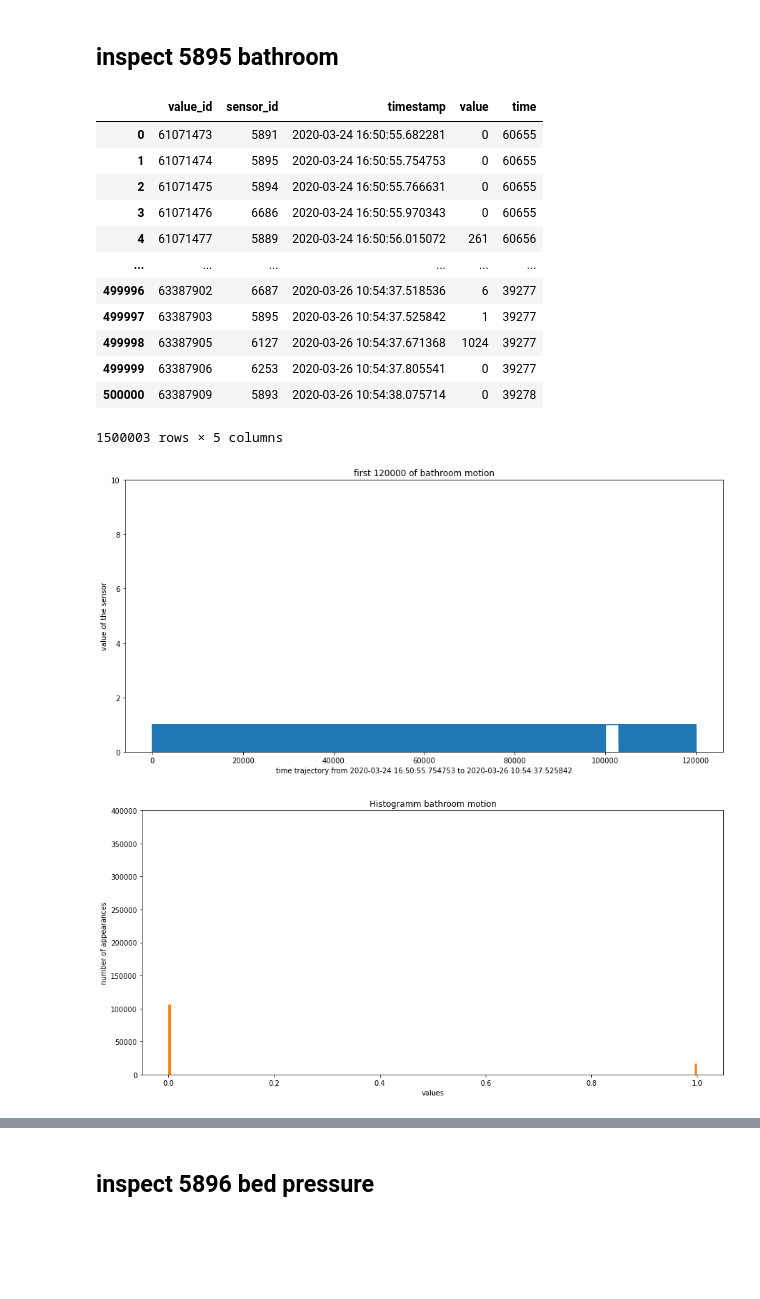
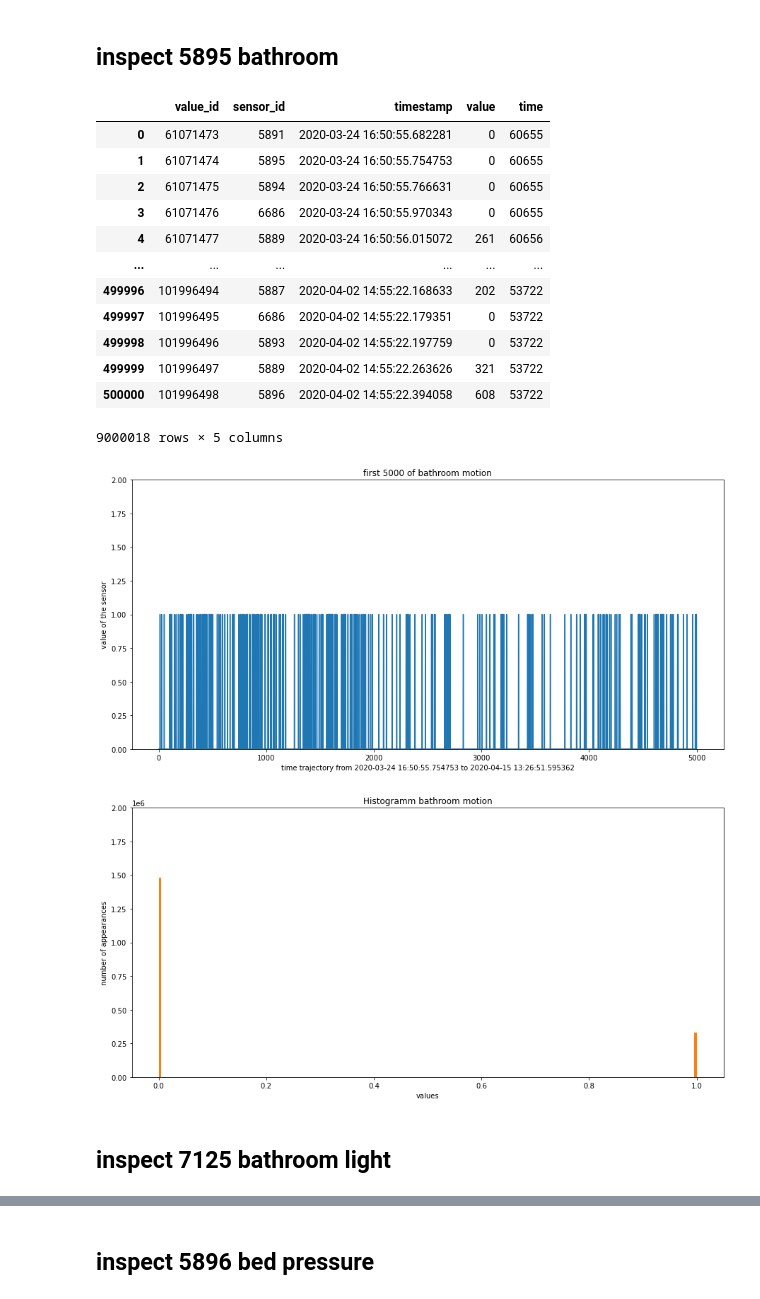
Before and after one commit to dsohumra/SmartHomeAssistant_HMISeminar, a Jupyter notebook: multi_float_inspect_sensor.ipynb, the cells around one changed output, grey strips where cells are left out. Cells and saved outputs as stored; diff of their text form; code cells hidden in the pictures; blank space fills up the shorter version.

```diff
--- a/multi_float_inspect_sensor.ipynb
+++ b/multi_float_inspect_sensor.ipynb
@@ -5,8 +5,8 @@ import matplotlib.pyplot as plt
 import pandas as pd
 import numpy as np
 # %%
-multi_float = util.load_multi_data(3,10, "float")
-multi_int = util.load_multi_data(52,55, "int")
+#multi_float = util.load_multi_data(3,10, "float")
+multi_int = util.load_multi_data(52,99, "int")
 # %%
 multi_float['sensor_id'].value_counts()
 # %% [output]
@@ -89,17 +86,19 @@ multi_int
 | 3 | 61071476 | 6686 | 2020-03-24 16:50:55.970343 | 0 | 60655 |
 | 4 | 61071477 | 5889 | 2020-03-24 16:50:56.015072 | 261 | 60656 |
 | ... | ... | ... | ... | ... | ... |
-| 499996 | 63387902 | 6687 | 2020-03-26 10:54:37.518536 | 6 | 39277 |
-| 499997 | 63387903 | 5895 | 2020-03-26 10:54:37.525842 | 1 | 39277 |
-| 499998 | 63387905 | 6127 | 2020-03-26 10:54:37.671368 | 1024 | 39277 |
-| 499999 | 63387906 | 6253 | 2020-03-26 10:54:37.805541 | 0 | 39277 |
-| 500000 | 63387909 | 5893 | 2020-03-26 10:54:38.075714 | 0 | 39278 |
+| 499996 | 101996494 | 5887 | 2020-04-02 14:55:22.168633 | 202 | 53722 |
+| 499997 | 101996495 | 6686 | 2020-04-02 14:55:22.179351 | 0 | 53722 |
+| 499998 | 101996496 | 5893 | 2020-04-02 14:55:22.197759 | 0 | 53722 |
+| 499999 | 101996497 | 5889 | 2020-04-02 14:55:22.263626 | 321 | 53722 |
+| 500000 | 101996498 | 5896 | 2020-04-02 14:55:22.394058 | 608 | 53722 |
-1500003 rows × 5 columns
+9000018 rows × 5 columns
 # %%
-df = util.line_plot_multi(multi_int, 5895, "bathroom motion", 120000, [0,10])
+df = util.line_plot_multi(multi_int, 5895, "bathroom motion", 5000, [0,2])
 # %% [output]
-[figure, old version]
+[figure, new version]
 # %%
-df = util.hist_plot_multi(multi_int, 5895, "bathroom motion", [0,400000])
+df = util.hist_plot_multi(multi_int, 5895, "bathroom motion", [0,2000000])
 # %% [output]
-[figure, old version]
+[figure, new version]
+# %% [markdown]
+## inspect 7125 bathroom light
```
Also changed, not shown: parts of 28 cells of this notebook.
